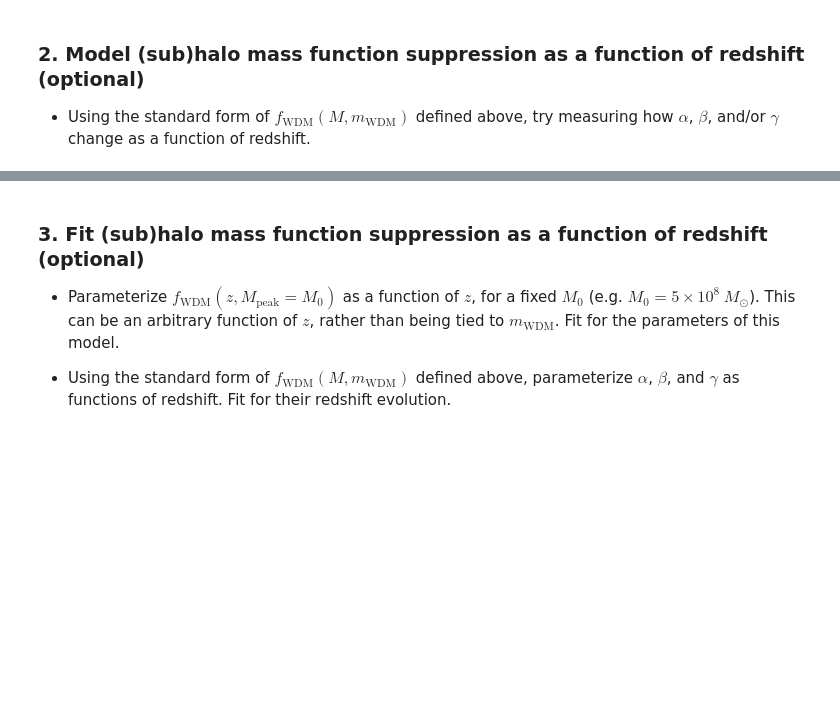
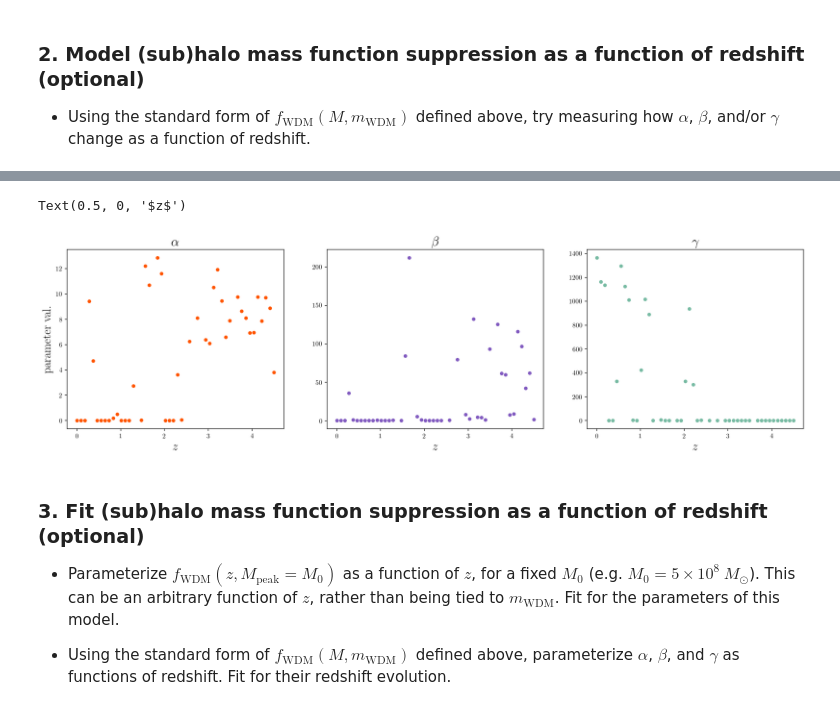
Before and after one commit to theotherlogan/nsbp-2023, a Jupyter notebook: notebooks/logan_week4.ipynb, the cells around one changed output, grey strips where cells are left out. Saved outputs shown, nothing was run; the diff lists cells and outputs as text; code cells hidden in the pictures; blank space fills up the shorter version.

```diff
--- a/notebooks/logan_week4.ipynb
+++ b/notebooks/logan_week4.ipynb
@@ -591,3 +667,25 @@ plt.show()
+# %%
+fig, ax = plt.subplots(1, 3, figsize=(20,5))
+
+
+ax[0].scatter(parameters_wdm3[:, 3], parameters_wdm3[:, 0], s=20, c=sim_colors['wdm_6'])
+ax[0].set_title(r'$\alpha$', fontsize=20)
+ax[0].set_xlabel('$z$', fontsize=18)
+ax[0].set_ylabel('parameter val.', fontsize=18)
+# ax[0].set_ylim(-30, 1400)
+
+ax[1].scatter(parameters_wdm3[:, 3], parameters_wdm3[:, 1], s=20, c=sim_colors['fdm_185e-22eV'])
+ax[1].set_title(r'$\beta$', fontsize=20)
+ax[1].set_xlabel('$z$', fontsize=18)
+# ax[1].set_ylim(-30, 1400)
+
+ax[2].scatter(parameters_wdm3[:, 3], parameters_wdm3[:, 2], s=20, c=sim_colors['idm_1e-4GeV_envelope'])
+ax[2].set_title(r'$\gamma$', fontsize=20)
+ax[2].set_xlabel('$z$', fontsize=18)
+# ax[2].set_ylim(-30, 1400)
+# %% [output]
+Text(0.5, 0, '$z$')
+[figure, added]
 # %% [markdown]
 ### 3. Fit (sub)halo mass function suppression as a function of redshift (optional)
 
```
Also changed, not shown: parts of 7 cells of this notebook, 1 other file.
